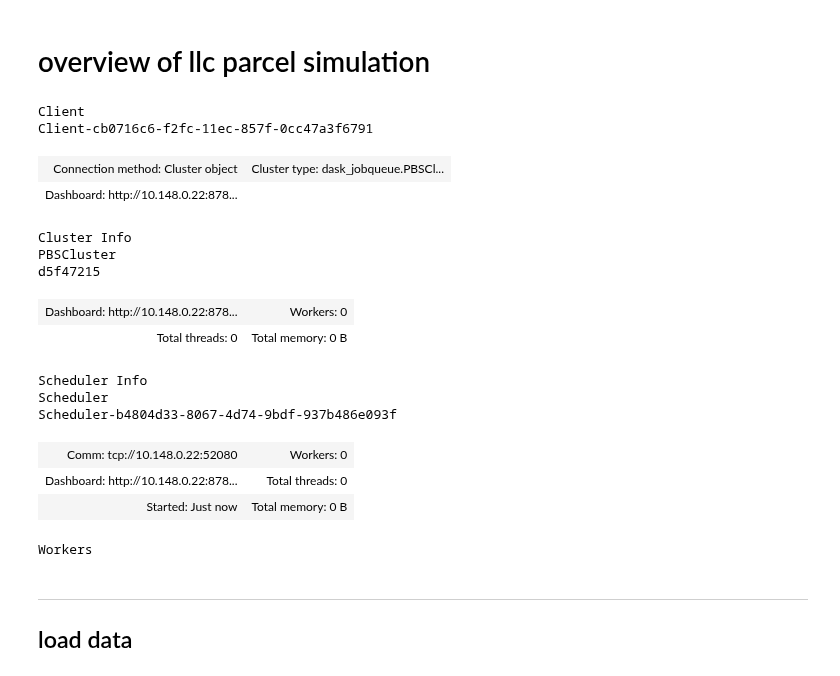
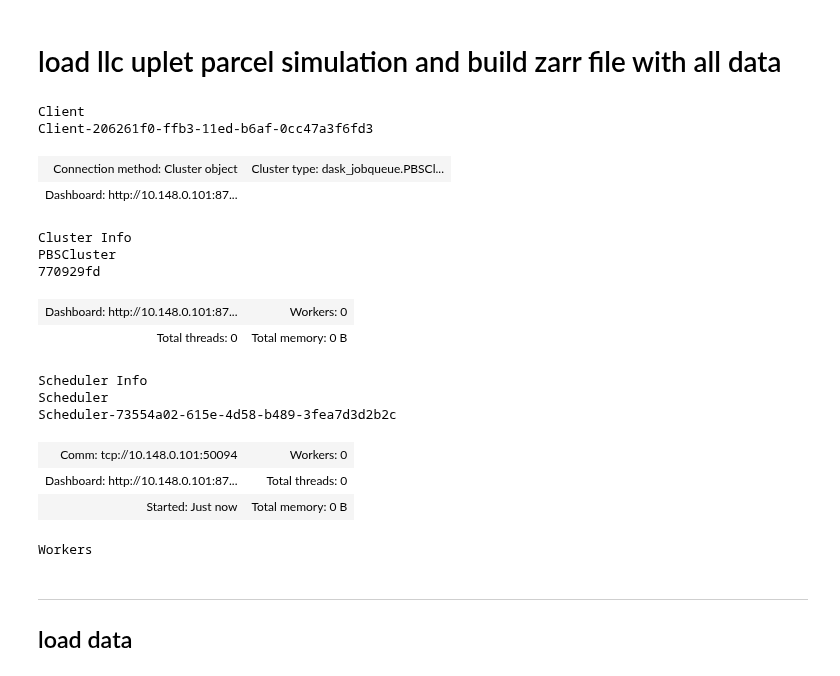
Before and after one commit to apatlpo/mit_equinox, a Jupyter notebook: parcels/uplet_build_zarr.ipynb, the cells around one changed output. Cells and saved outputs as stored; diff of their text form; code cells hidden in the pictures.

Commit message:
minor debug to uplet runs and timers

```diff
--- a/parcels/uplet_build_zarr.ipynb
+++ b/parcels/uplet_build_zarr.ipynb
@@ -1,5 +1,5 @@
-# %% [markdown]
-# overview of llc parcel simulation
+# %% [markdown]
+# load llc uplet parcel simulation and build zarr file with all data
 # %%
 import os
 from glob import glob
@@ -16,28 +16,28 @@ import mitequinox.parcels as pa
 # %%
 from dask.distributed import Client, LocalCluster
 if True:
     from dask_jobqueue import PBSCluster
     cluster = PBSCluster()
-    w = cluster.scale(jobs=5)
+    w = cluster.scale(jobs=10)
 else:
     cluster = LocalCluster()
 client = Client(cluster)
 client
 # %% [output]
 Client
-Client-cb0716c6-f2fc-11ec-857f-0cc47a3f6791
+Client-206261f0-ffb3-11ed-b6af-0cc47a3f6fd3
 | Connection method: Cluster object | Cluster type: dask_jobqueue.PBSCl... |
-| Dashboard: http://10.148.0.22:878... |  |
+| Dashboard: http://10.148.0.101:87... |  |
 Cluster Info
 PBSCluster
-d5f47215
+770929fd
-| Dashboard: http://10.148.0.22:878... | Workers: 0 |
+| Dashboard: http://10.148.0.101:87... | Workers: 0 |
 | Total threads: 0 | Total memory: 0 B |
 Scheduler Info
 Scheduler
-Scheduler-b4804d33-8067-4d74-9bdf-937b486e093f
+Scheduler-73554a02-615e-4d58-b489-3fea7d3d2b2c
-| Comm: tcp://10.148.0.22:52080 | Workers: 0 |
-| Dashboard: http://10.148.0.22:878... | Total threads: 0 |
+| Comm: tcp://10.148.0.101:50094 | Workers: 0 |
+| Dashboard: http://10.148.0.101:87... | Total threads: 0 |
 | Started: Just now | Total memory: 0 B |
 Workers
 # %% [markdown]
```
Also changed, not shown: parts of 5 cells of this notebook, 2 other files.
